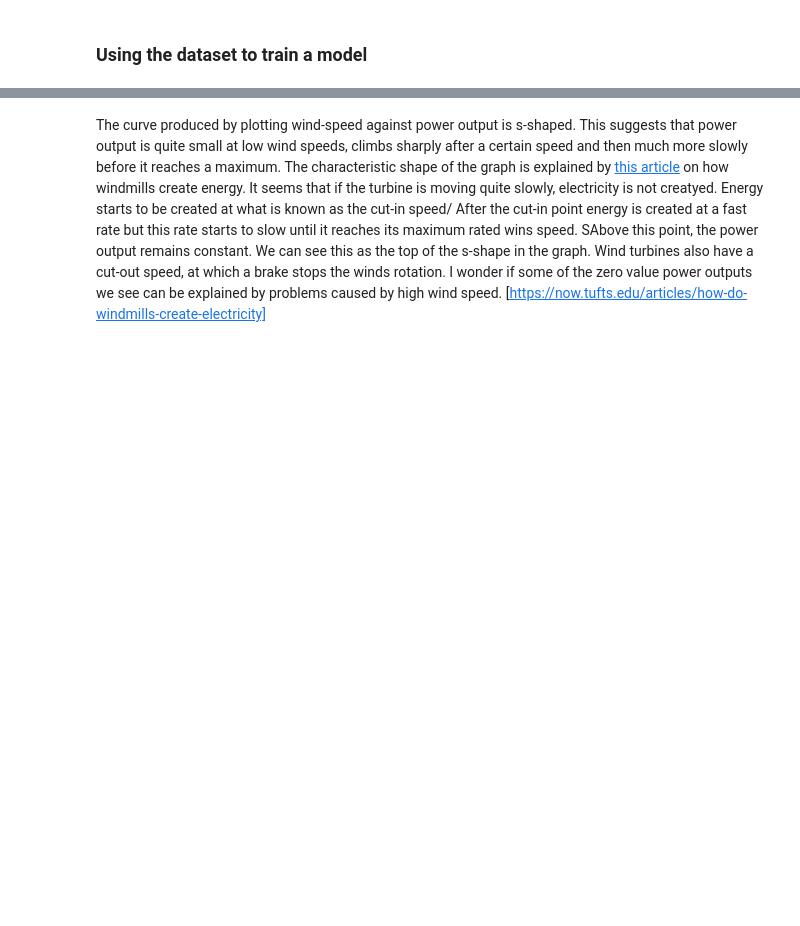
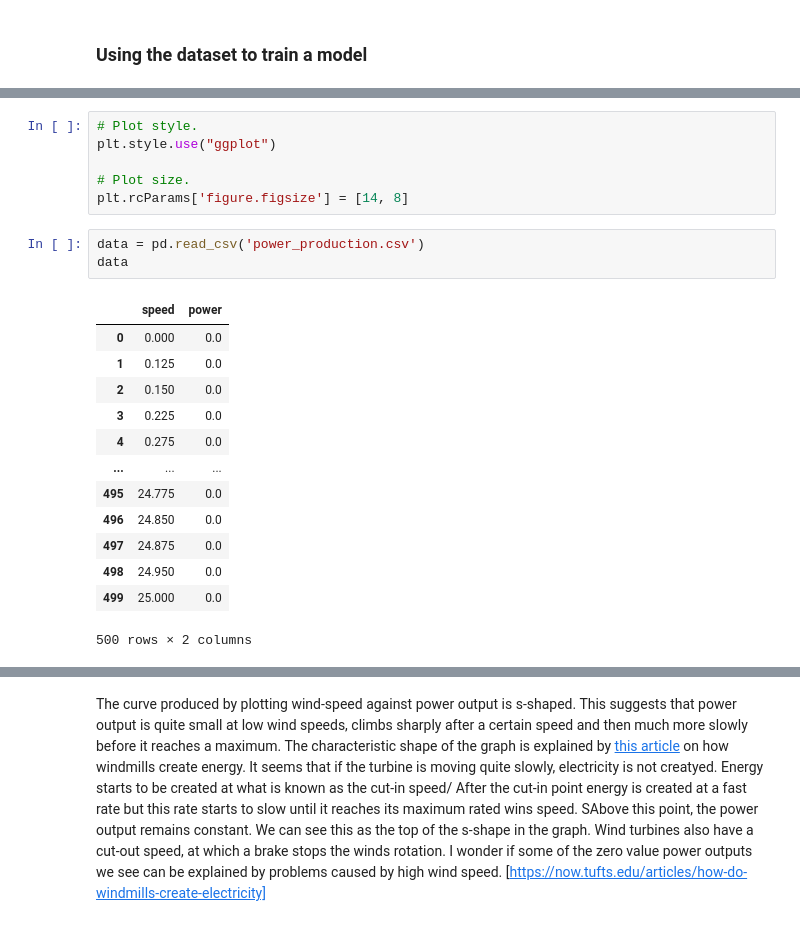
Before and after one commit to michealcannon/Project_2020_Machine_Learning, a Jupyter notebook: Power_Production_model.py.ipynb, the cells around one changed output, grey strips where cells are left out. Cells and saved outputs as stored; diff of their text form; blank space fills up the shorter version.

```diff
--- a/Power_Production_model.py.ipynb
+++ b/Power_Production_model.py.ipynb
@@ -16 +17,24 @@ data.head()
+# %%
+# Plot style.
+plt.style.use("ggplot")
+
+# Plot size.
+plt.rcParams['figure.figsize'] = [14, 8]
+# %%
+data = pd.read_csv('power_production.csv')
+data
+# %% [output]
+|  | speed | power |
+| 0 | 0.000 | 0.0 |
+| 1 | 0.125 | 0.0 |
+| 2 | 0.150 | 0.0 |
+| 3 | 0.225 | 0.0 |
+| 4 | 0.275 | 0.0 |
+| ... | ... | ... |
+| 495 | 24.775 | 0.0 |
+| 496 | 24.850 | 0.0 |
+| 497 | 24.875 | 0.0 |
+| 498 | 24.950 | 0.0 |
+| 499 | 25.000 | 0.0 |
+500 rows × 2 columns
 # %%
```
Also changed, not shown: parts of 8 cells of this notebook.
